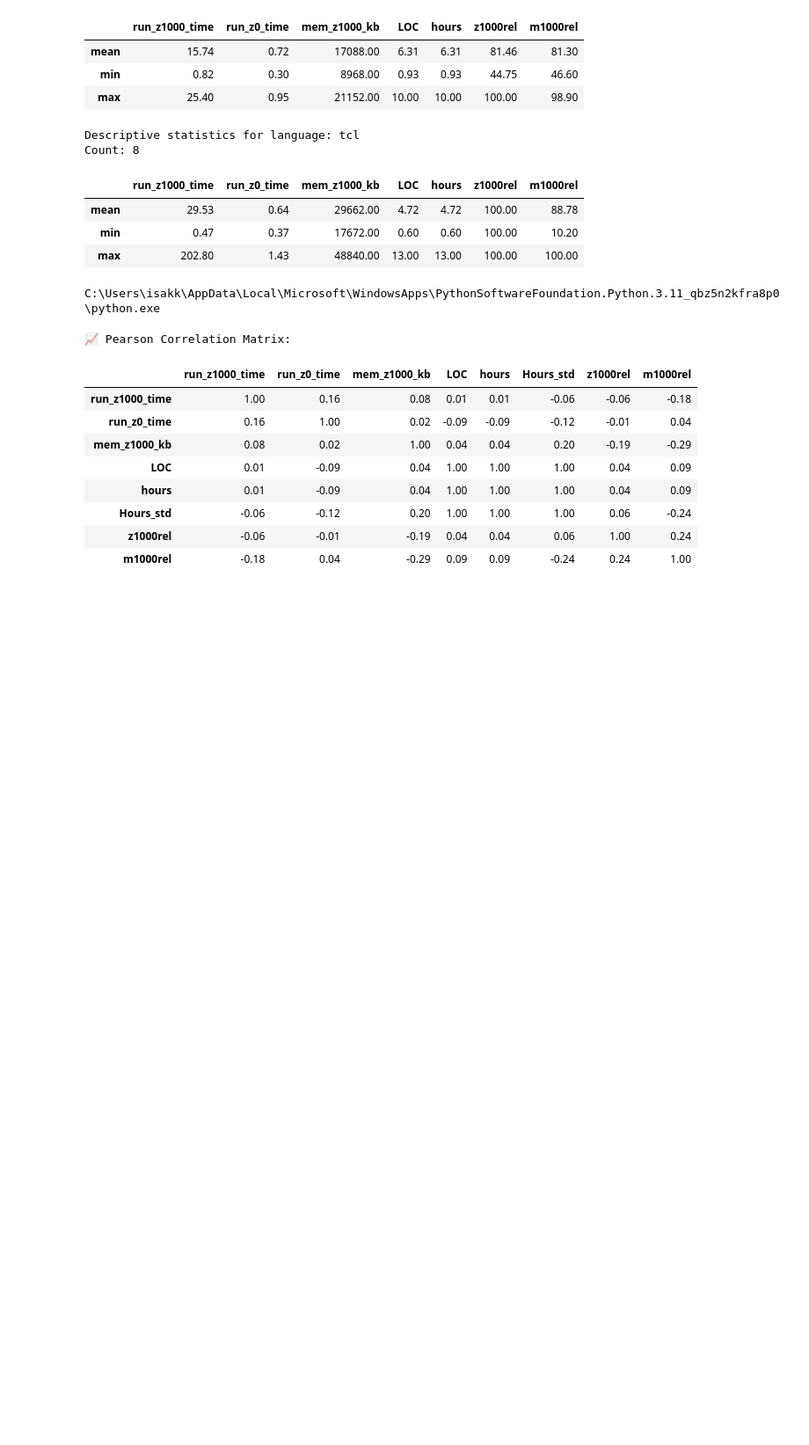
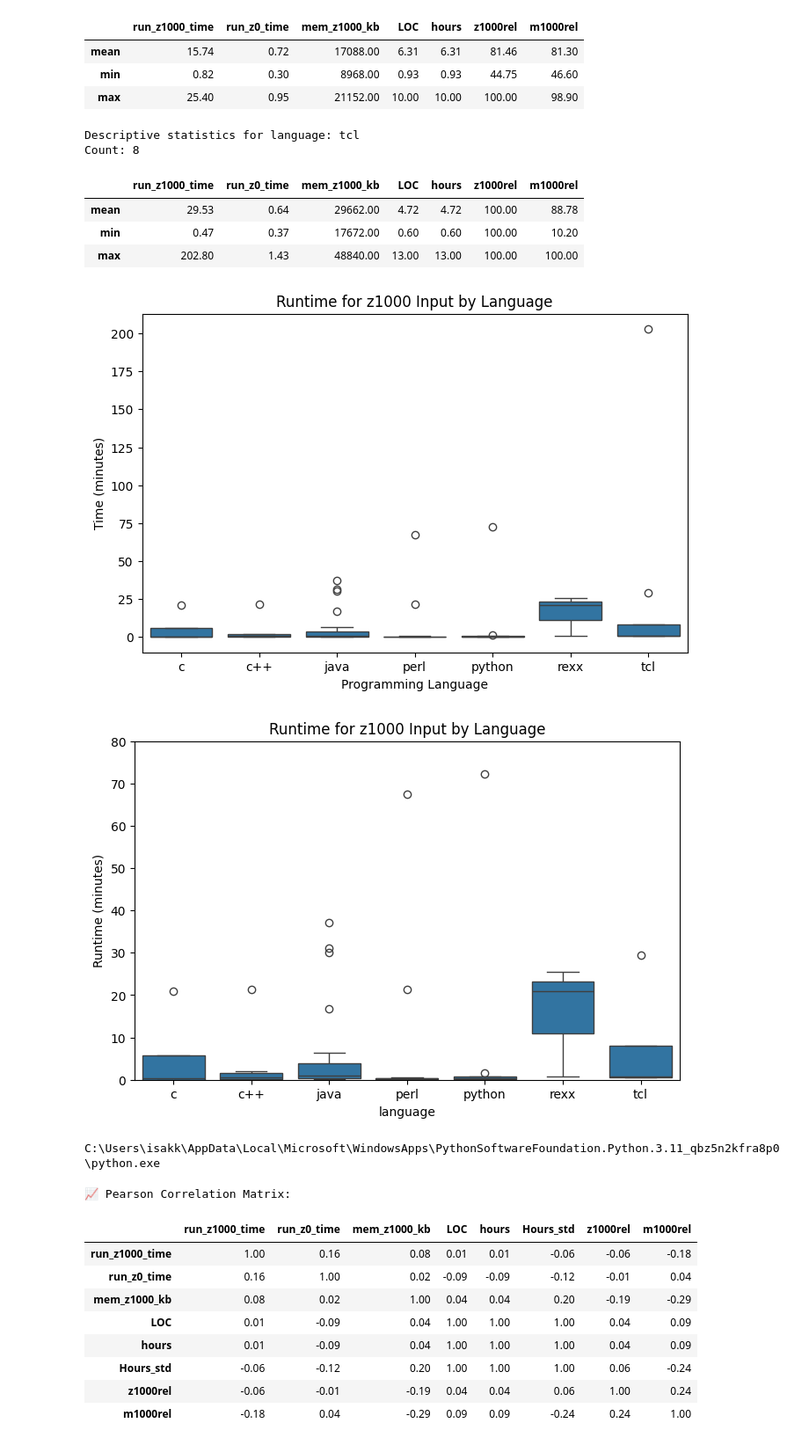
Before and after one commit to Beansak/Forskningsmetodik_assignment3, a Jupyter notebook: analysis.ipynb, the cells around one changed output. Shown at 88% size. Cells and saved outputs as stored; diff of their text form; code cells hidden in the pictures; blank space fills up the shorter version.

Commit message:
runtime for diffrent languages

```diff
--- a/analysis.ipynb
+++ b/analysis.ipynb
@@ -286,6 +286,27 @@ Count: 8
 | mean | 29.53 | 0.64 | 29662.00 | 4.72 | 4.72 | 100.00 | 88.78 |
 | min | 0.47 | 0.37 | 17672.00 | 0.60 | 0.60 | 100.00 | 10.20 |
 | max | 202.80 | 1.43 | 48840.00 | 13.00 | 13.00 | 100.00 | 100.00 |
+# %%
+import seaborn as sns
+import matplotlib.pyplot as plt
+
+plt.figure(figsize=(8, 5))
+sns.boxplot(x='lang', y='z1000t', data=df_clean)
+plt.title('Runtime for z1000 Input by Language')
+plt.ylabel('Time (minutes)')
+plt.xlabel('Programming Language')
+plt.show()
+
+
+plt.figure(figsize=(8, 5))
+sns.boxplot(x='language', y='run_z1000_time', data=df_renamed)
+plt.title('Runtime for z1000 Input by Language')
+plt.ylabel('Runtime (minutes)')
+plt.ylim(0, 80)
+plt.show()
+# %% [output]
+[figure, added]
+[figure, added]
 # %%
 import sys
 print(sys.executable)
```
